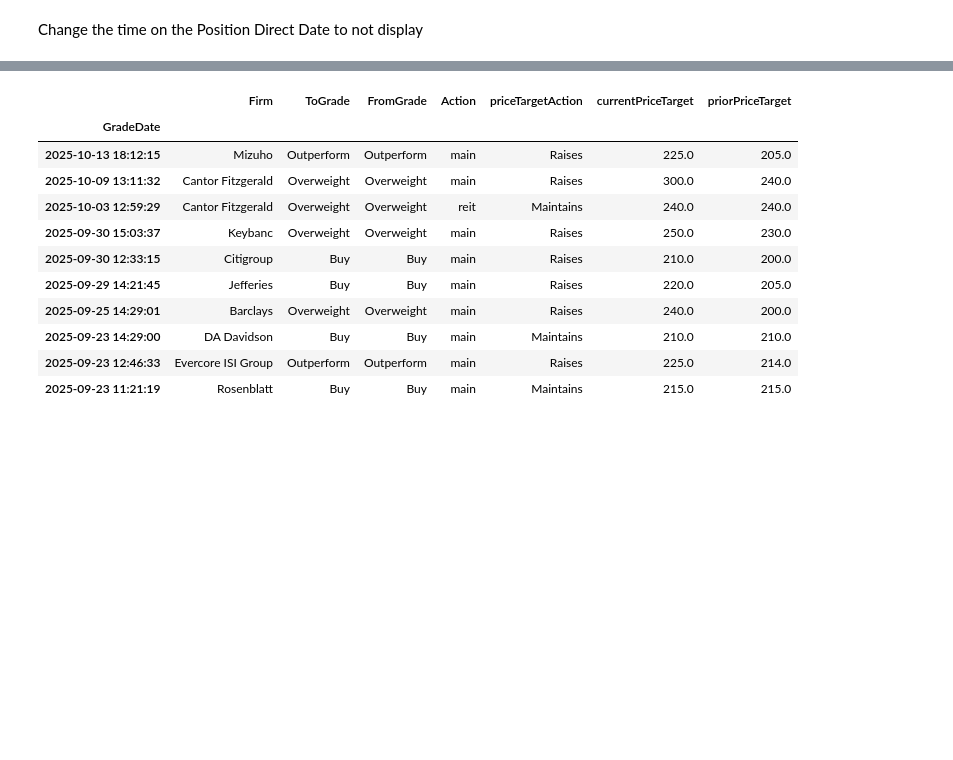
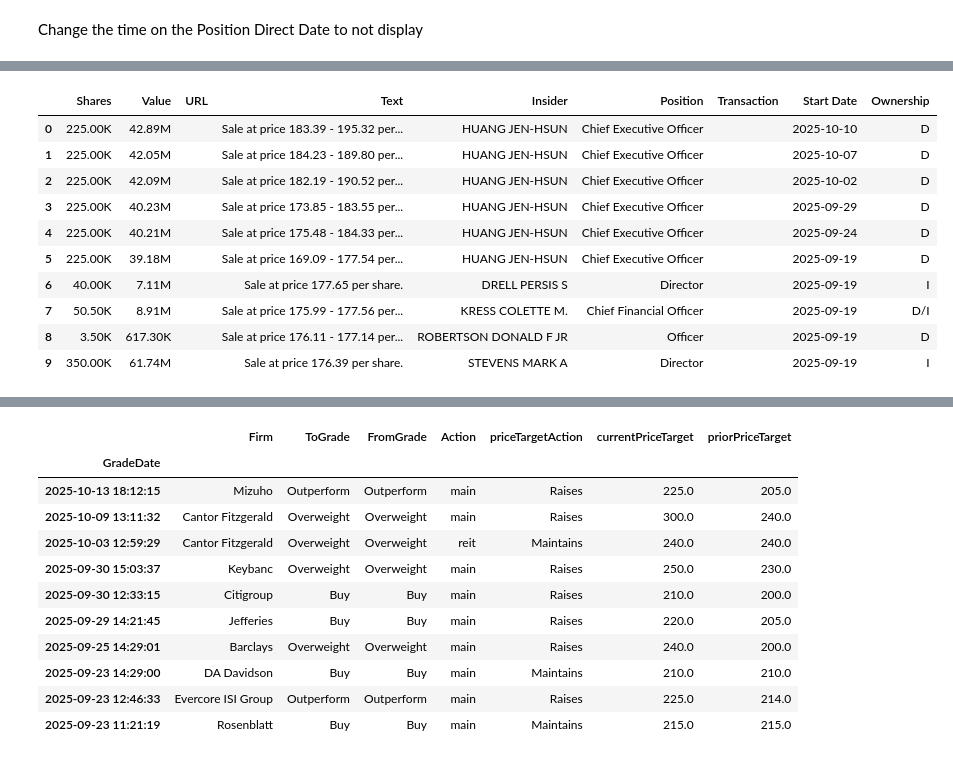
Before and after one commit to Salling3650/Stock_marked, a Jupyter notebook: Stock analysis.ipynb, the cells around one changed output, grey strips where cells are left out. Drawn from its saved outputs; the diff is of its cells as text; code cells hidden in the pictures; blank space fills up the shorter version.

```diff
--- a/Stock analysis.ipynb
+++ b/Stock analysis.ipynb
@@ -1527,3 +1517,21 @@ ticker.insider_transactions.head(10)
+# %%
+# Format insider_transactions with humanize_number
+insider_trans = ticker.insider_transactions.head(10)
+numeric_cols = insider_trans.select_dtypes(include=[np.number]).columns
+insider_trans[numeric_cols] = insider_trans[numeric_cols].applymap(humanize_number)
+insider_trans
+# %% [output]
+|  | Shares | Value | URL | Text | Insider | Position | Transaction | Start Date | Ownership |
+| 0 | 225.00K | 42.89M |  | Sale at price 183.39 - 195.32 per... | HUANG JEN-HSUN | Chief Executive Officer |  | 2025-10-10 | D |
+| 1 | 225.00K | 42.05M |  | Sale at price 184.23 - 189.80 per... | HUANG JEN-HSUN | Chief Executive Officer |  | 2025-10-07 | D |
+| 2 | 225.00K | 42.09M |  | Sale at price 182.19 - 190.52 per... | HUANG JEN-HSUN | Chief Executive Officer |  | 2025-10-02 | D |
+| 3 | 225.00K | 40.23M |  | Sale at price 173.85 - 183.55 per... | HUANG JEN-HSUN | Chief Executive Officer |  | 2025-09-29 | D |
+| 4 | 225.00K | 40.21M |  | Sale at price 175.48 - 184.33 per... | HUANG JEN-HSUN | Chief Executive Officer |  | 2025-09-24 | D |
+| 5 | 225.00K | 39.18M |  | Sale at price 169.09 - 177.54 per... | HUANG JEN-HSUN | Chief Executive Officer |  | 2025-09-19 | D |
+| 6 | 40.00K | 7.11M |  | Sale at price 177.65 per share. | DRELL PERSIS S | Director |  | 2025-09-19 | I |
+| 7 | 50.50K | 8.91M |  | Sale at price 175.99 - 177.56 per... | KRESS COLETTE M. | Chief Financial Officer |  | 2025-09-19 | D/I |
+| 8 | 3.50K | 617.30K |  | Sale at price 176.11 - 177.14 per... | ROBERTSON DONALD F JR | Officer |  | 2025-09-19 | D |
+| 9 | 350.00K | 61.74M |  | Sale at price 176.39 per share. | STEVENS MARK A | Director |  | 2025-09-19 | I |
 # %%
 # Insider Transactions
 # Choose symbol: use selected_stock if available, otherwise prompt
```
Also changed, not shown: parts of 10 cells of this notebook.
